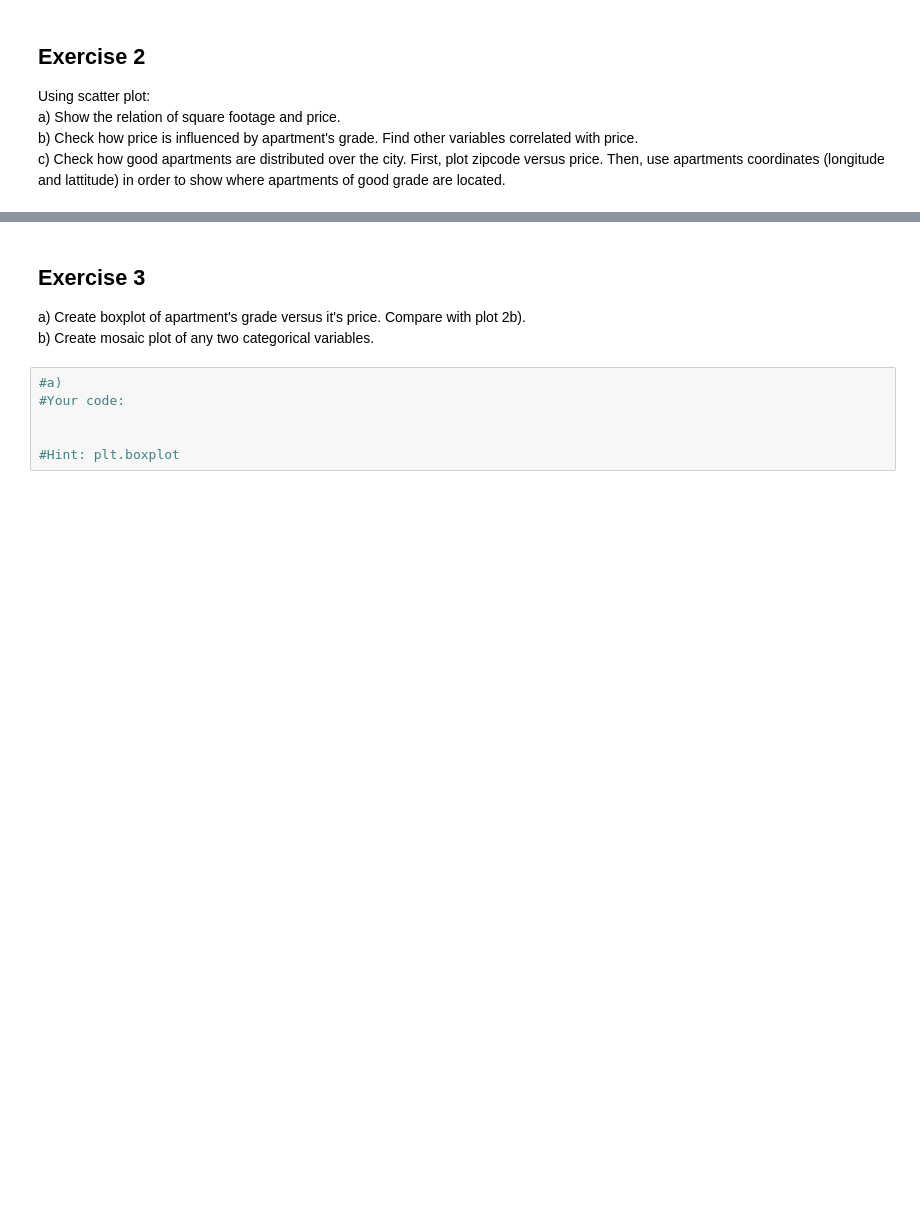
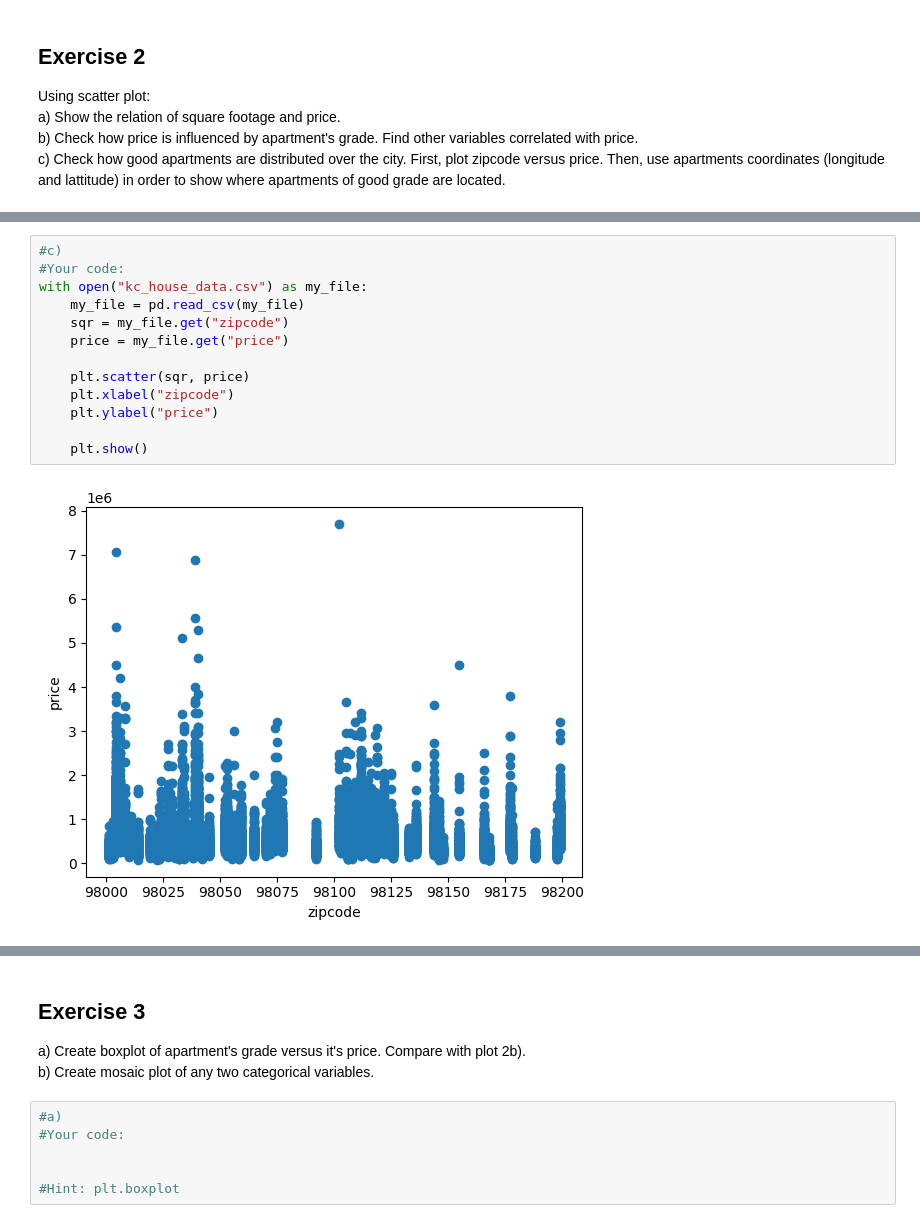
Before and after one commit to hsuliz/university, a Jupyter notebook: Year 2023/Data Science/DS22/Assignment_1_without_code.ipynb, the cells around one changed output, grey strips where cells are left out. Drawn from its saved outputs; the diff is of its cells as text; blank space fills up the shorter version.

```diff
--- a/Year 2023/Data Science/DS22/Assignment_1_without_code.ipynb
+++ b/Year 2023/Data Science/DS22/Assignment_1_without_code.ipynb
@@ -95,0 +128,15 @@ c) Check how good apartments are distributed over the city. First, plot zipcode
+# %%
+#c)
+#Your code:
+with open("kc_house_data.csv") as my_file:
+    my_file = pd.read_csv(my_file)
+    sqr = my_file.get("zipcode")
+    price = my_file.get("price")
+
+    plt.scatter(sqr, price)
+    plt.xlabel("zipcode")
+    plt.ylabel("price")
+
+    plt.show()
+# %% [output]
+[figure, added]
```
Also changed, not shown: parts of 9 cells of this notebook, 2 other files.
